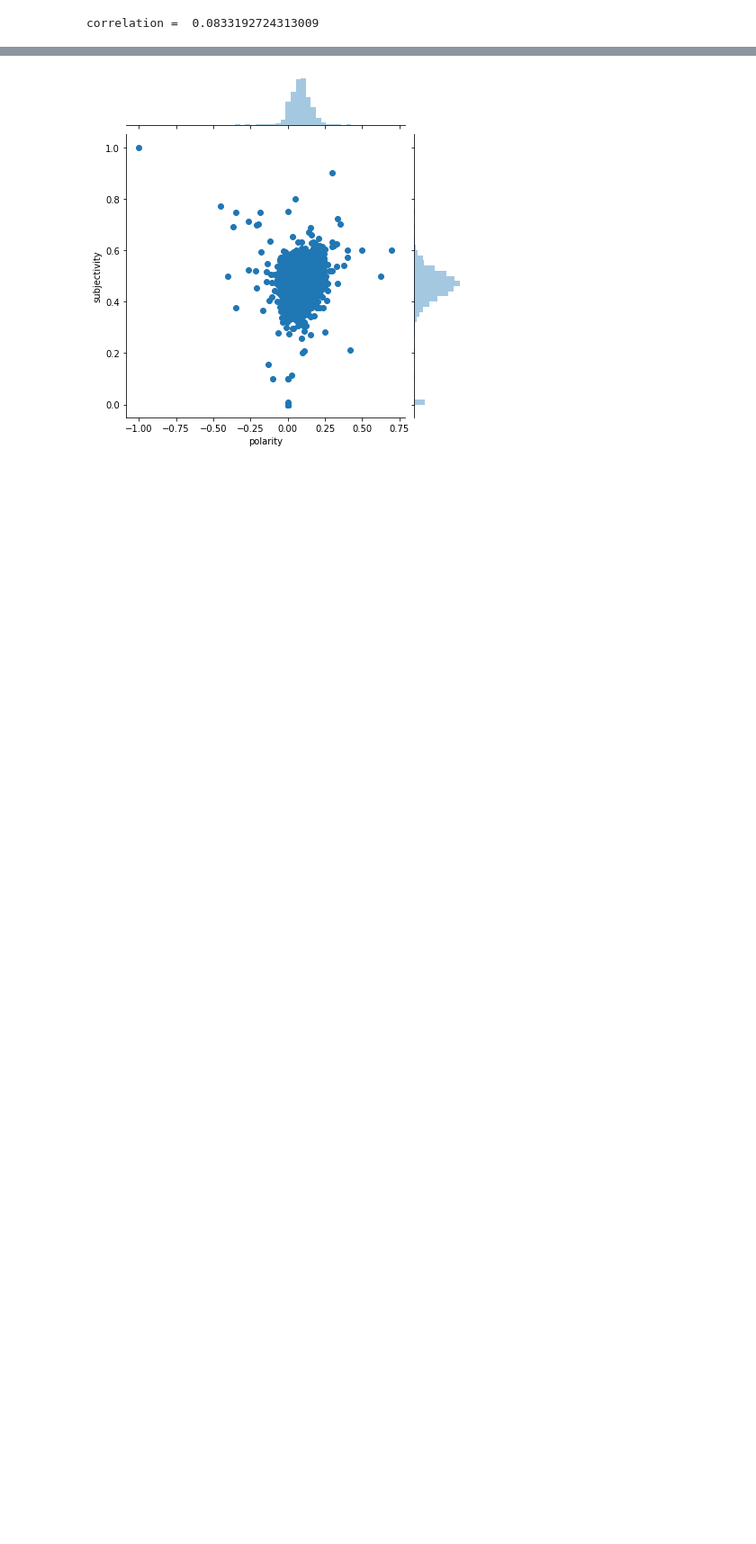
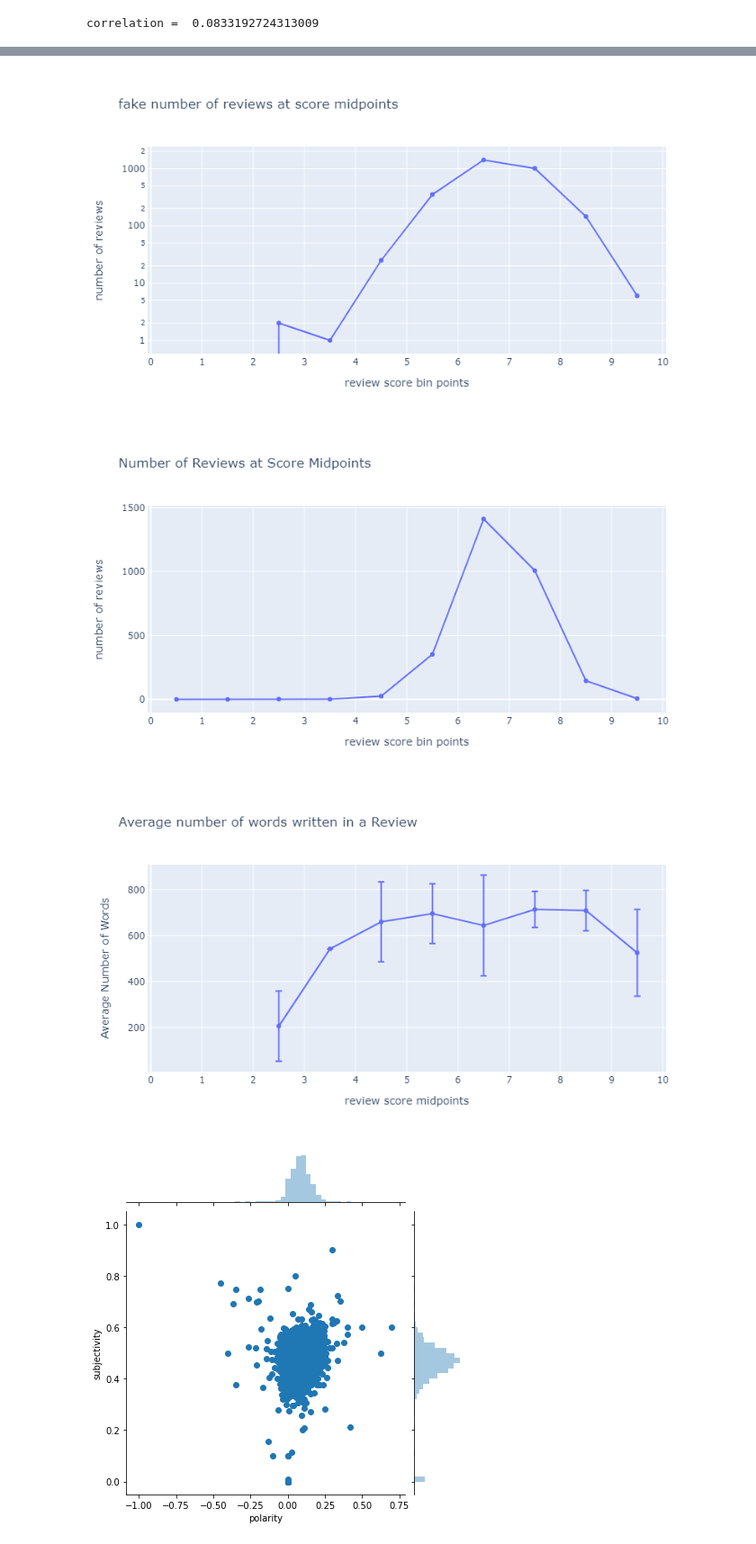
Before and after one commit to terrenceedmonds/ign_analysis, a Jupyter notebook: fake_review_analysis.ipynb, the cells around one changed output, grey strips where cells are left out. Shown at 90% size. Cells and saved outputs as stored; diff of their text form; code cells hidden in the pictures; blank space fills up the shorter version.

```diff
--- a/fake_review_analysis.ipynb
+++ b/fake_review_analysis.ipynb
@@ -107,0 +150,27 @@ correlation =  0.0833192724313009
+# %%
+fig = go.Figure()
+fig.add_trace(go.Scatter(x=review_score_midpoints, y=sub_num_reviews))
+fig.update_layout(yaxis_type='log', title='fake number of reviews at score midpoints',
+                 xaxis_title='review score bin points', yaxis_title='number of reviews')
+fig.update_xaxes(dtick=1.0)
+fig.show()
+
+print()
+fig = go.Figure(data=go.Scatter(x=review_score_midpoints, y=sub_num_reviews))
+fig.update_layout(title='Number of Reviews at Score Midpoints',
+                 xaxis_title='review score bin points', yaxis_title='number of reviews')
+fig.update_xaxes(dtick=1.0)
+fig.write_image(photo_dir+'number_reviews_at_midpoints.jpg', scale=2.0)
+fig.show()
+
+print()
+fig = go.Figure(data=go.Scatter(x=review_score_midpoints,
+                                y=num_words_mean,
+                                error_y=dict(type='data',
+                                             array=num_words_stds)))
+fig.update_layout(title='Average number of words written in a Review',
+                  xaxis_title='review score midpoints', yaxis_title='Average Number of Words')
+fig.update_xaxes(dtick=1.0)
+fig.write_image(photo_dir+'average_number_of_words_in_review.jpg', scale=2.0)
+fig.show()
+# %% [output]
@@ -108,3 +178,6 @@ correlation =  0.0833192724313009
+[figure, added]
+[figure, added]
+[figure, added]
 # %%
 sns.jointplot(x='polarity', y='subjectivity', data=fake_reviews_df)
 plt.savefig(photo_dir+'fake_polarity_subjectivity_scatter.jpg', dpi=200)
```
Also changed, not shown: parts of 7 cells of this notebook, 3 other files.
